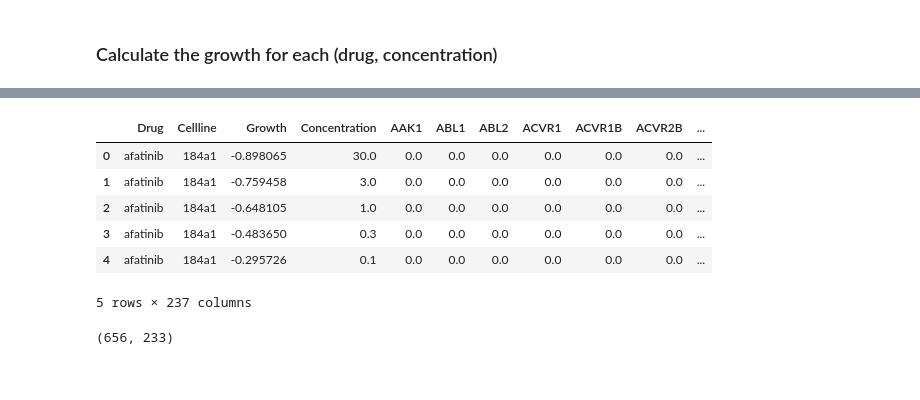
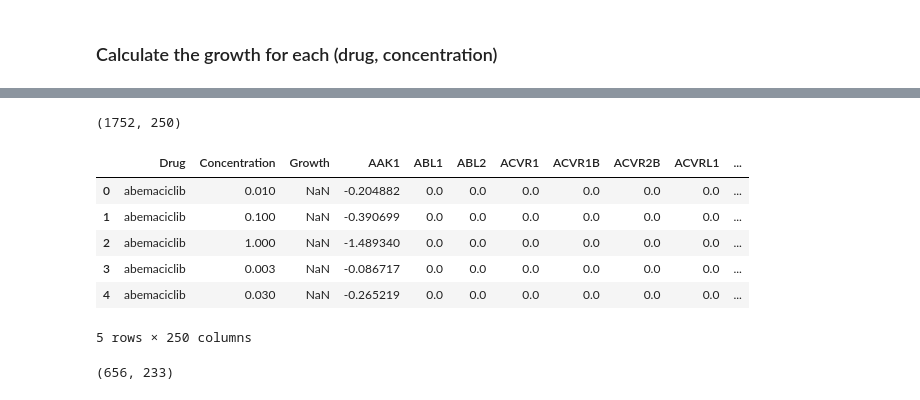
Before and after one commit to gomezlab/kinotypeClusteringAndRegression, a Jupyter notebook: src/reg_01_kinotypeEmbeddings.ipynb, the cells around one changed output, grey strips where cells are left out. Cells and saved outputs as stored; diff of their text form; code cells hidden in the pictures.

```diff
--- a/src/reg_01_kinotypeEmbeddings.ipynb
+++ b/src/reg_01_kinotypeEmbeddings.ipynb
@@ -318,11 +337,7 @@ interpolated_df.head()
 interpolated_df = interpolated_df.reset_index()
 interpolated_df.columns = ['Drug', 'Cellline', 'Concentration', 'Growth']
 
+conc_data = conc_data.reset_index()
+
 interpolated_df['idx'] = interpolated_df['Drug'] + interpolated_df['Concentration'].apply(str)
-complete_obs['idx'] = complete_obs['Drug'] + complete_obs['Concentration'].apply(str)
-
-df = interpolated_df.merge(complete_obs, how='left', on='idx')
-
-df = df[['Drug_x', 'Gene Name', 'Cellline', 'Concentration_x', 'Intensity', 'Growth']]
-df.columns = ['Drug', 'Gene', 'Cellline', 'Concentration', 'Intensity', 'Growth']
-df.head()
+conc_data['idx'] = conc_data['Drug'] + conc_data['Concentration'].apply(str)
@@ -337,0 +351,14 @@ t.shape
+# %%
+reduced_interpolated_df = interpolated_df.groupby(['Drug', 'Concentration', 'idx'])['Growth'].agg(np.mean).reset_index()
+# %%
+# convert conc data columns from multindex (result of pivot)
+conc_data.columns = conc_data.columns.droplevel(0)
+conc_data.columns = ['Drug', 'Concentration'] + list(conc_data.columns[2:])
+
+# merge left the mean values per cell line onto conc_data
+merged_df = conc_data.merge(reduced_interpolated_df,
+                            how='left', on='idx').drop('idx', axis=1)
+
+merged_df = merged_df[list(merged_df.columns[:2]) + ['Growth'] + list(merged_df.columns[2:-4])]
+merged_df.columns = ['Drug', 'Concentration', 'Growth'] + list(merged_df.columns[3:])
+merged_df.head()
@@ -338,4 +373,8 @@ t.shape
+# %%
+merged_df.shape
+# %% [output]
+(1752, 250)
 # %%
 # standardize the columns
-kin_standard_dev = t.std(axis=0)[2:]
-t[t.columns[4:]] /= kin_standard_dev
+kin_standard_dev = merged_df.std(axis=0)[2:]
+merged_df[merged_df.columns[3:]] /= kin_standard_dev
@@ -346,13 +384,13 @@ t[t.columns[4:]] /= kin_standard_dev
 # %%
-t.head()
+merged_df.head()
 # %% [output]
-|  | Drug | Cellline | Growth | Concentration | AAK1 | ABL1 | ABL2 | ACVR1 | ACVR1B | ACVR2B | ... |
-| 0 | afatinib | 184a1 | -0.898065 | 30.0 | 0.0 | 0.0 | 0.0 | 0.0 | 0.0 | 0.0 | ... |
-| 1 | afatinib | 184a1 | -0.759458 | 3.0 | 0.0 | 0.0 | 0.0 | 0.0 | 0.0 | 0.0 | ... |
-| 2 | afatinib | 184a1 | -0.648105 | 1.0 | 0.0 | 0.0 | 0.0 | 0.0 | 0.0 | 0.0 | ... |
-| 3 | afatinib | 184a1 | -0.483650 | 0.3 | 0.0 | 0.0 | 0.0 | 0.0 | 0.0 | 0.0 | ... |
-| 4 | afatinib | 184a1 | -0.295726 | 0.1 | 0.0 | 0.0 | 0.0 | 0.0 | 0.0 | 0.0 | ... |
+|  | Drug | Concentration | Growth | AAK1 | ABL1 | ABL2 | ACVR1 | ACVR1B | ACVR2B | ACVRL1 | ... |
+| 0 | abemaciclib | 0.010 | NaN | -0.204882 | 0.0 | 0.0 | 0.0 | 0.0 | 0.0 | 0.0 | ... |
+| 1 | abemaciclib | 0.100 | NaN | -0.390699 | 0.0 | 0.0 | 0.0 | 0.0 | 0.0 | 0.0 | ... |
+| 2 | abemaciclib | 1.000 | NaN | -1.489340 | 0.0 | 0.0 | 0.0 | 0.0 | 0.0 | 0.0 | ... |
+| 3 | abemaciclib | 0.003 | NaN | -0.086717 | 0.0 | 0.0 | 0.0 | 0.0 | 0.0 | 0.0 | ... |
+| 4 | abemaciclib | 0.030 | NaN | -0.265219 | 0.0 | 0.0 | 0.0 | 0.0 | 0.0 | 0.0 | ... |
-5 rows × 237 columns
+5 rows × 250 columns
 # %%
 from sklearn.preprocessing import LabelEncoder
 c = LabelEncoder().fit_transform(t.Drug)
```
Also changed, not shown: parts of 34 cells of this notebook, 3 other files.
